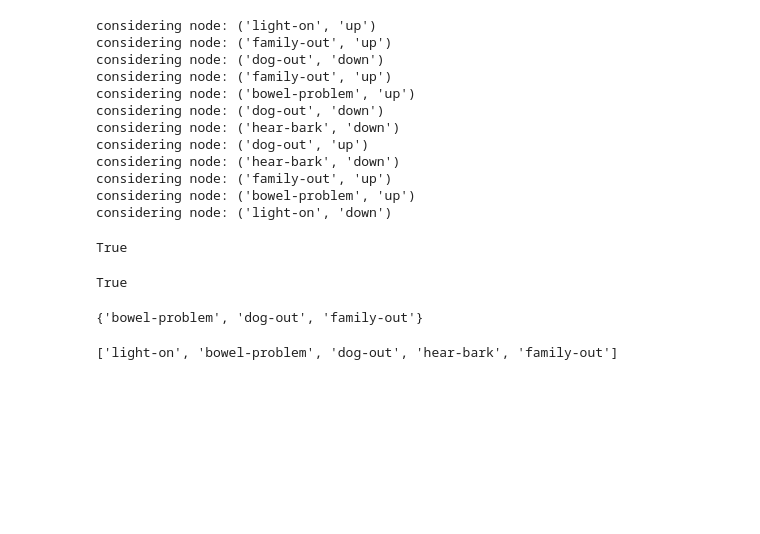
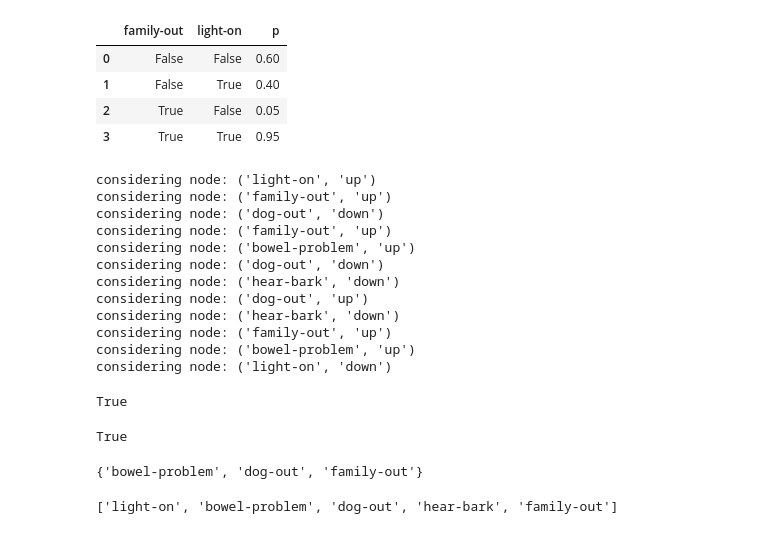
Before and after one commit to OlegBEZb/KR21_project2, a Jupyter notebook: Untitled.ipynb, the cells around one changed output. Saved outputs shown, nothing was run; the diff lists cells and outputs as text; code cells hidden in the pictures; blank space fills up the shorter version.

```diff
--- a/Untitled.ipynb
+++ b/Untitled.ipynb
@@ -10,27 +10,35 @@ bn.draw_structure()
-# %%
-bn.d_separated('light-on', 'bowel-problem', ['hear-bark'])
-# %% [output]
-considering node: ('light-on', 'up')
-considering node: ('family-out', 'up')
-considering node: ('dog-out', 'down')
-considering node: ('family-out', 'up')
-considering node: ('bowel-problem', 'up')
-considering node: ('dog-out', 'down')
-considering node: ('hear-bark', 'down')
-considering node: ('dog-out', 'up')
-considering node: ('hear-bark', 'down')
-considering node: ('family-out', 'up')
-considering node: ('bowel-problem', 'up')
-considering node: ('light-on', 'down')
-True
-# %%
-(1, 2) not in set()
-# %% [output]
-True
-# %%
-bn.find_observed_ancestors(['dog-out'])
-# %% [output]
-{'bowel-problem', 'dog-out', 'family-out'}
+# %%
+bn.get_cpt('light-on')
+# %% [output]
+|  | family-out | light-on | p |
+| 0 | False | False | 0.60 |
+| 1 | False | True | 0.40 |
+| 2 | True | False | 0.05 |
+| 3 | True | True | 0.95 |
+# %%
+bn.d_separated('light-on', 'bowel-problem', ['hear-bark'])
+# %% [output]
+considering node: ('light-on', 'up')
+considering node: ('family-out', 'up')
+considering node: ('dog-out', 'down')
+considering node: ('family-out', 'up')
+considering node: ('bowel-problem', 'up')
+considering node: ('dog-out', 'down')
+considering node: ('hear-bark', 'down')
+considering node: ('dog-out', 'up')
+considering node: ('hear-bark', 'down')
+considering node: ('family-out', 'up')
+considering node: ('bowel-problem', 'up')
+considering node: ('light-on', 'down')
+True
+# %%
+(1, 2) not in set()
+# %% [output]
+True
+# %%
+bn.find_observed_ancestors(['dog-out'])
+# %% [output]
+{'bowel-problem', 'dog-out', 'family-out'}
 # %%
 bn.get_all_variables()
 # %% [output]
```
Also changed, not shown: parts of 5 cells of this notebook, 1 other file.
